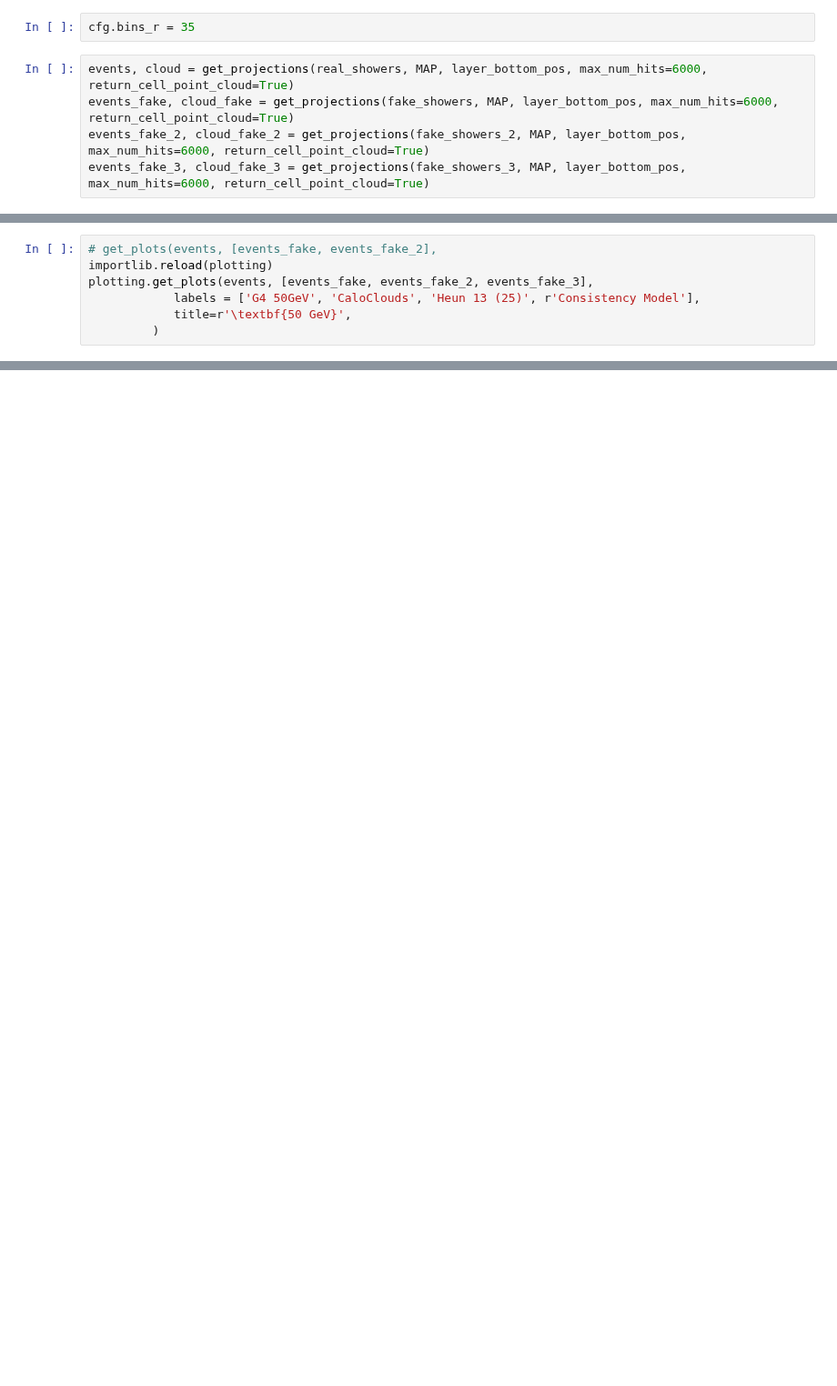
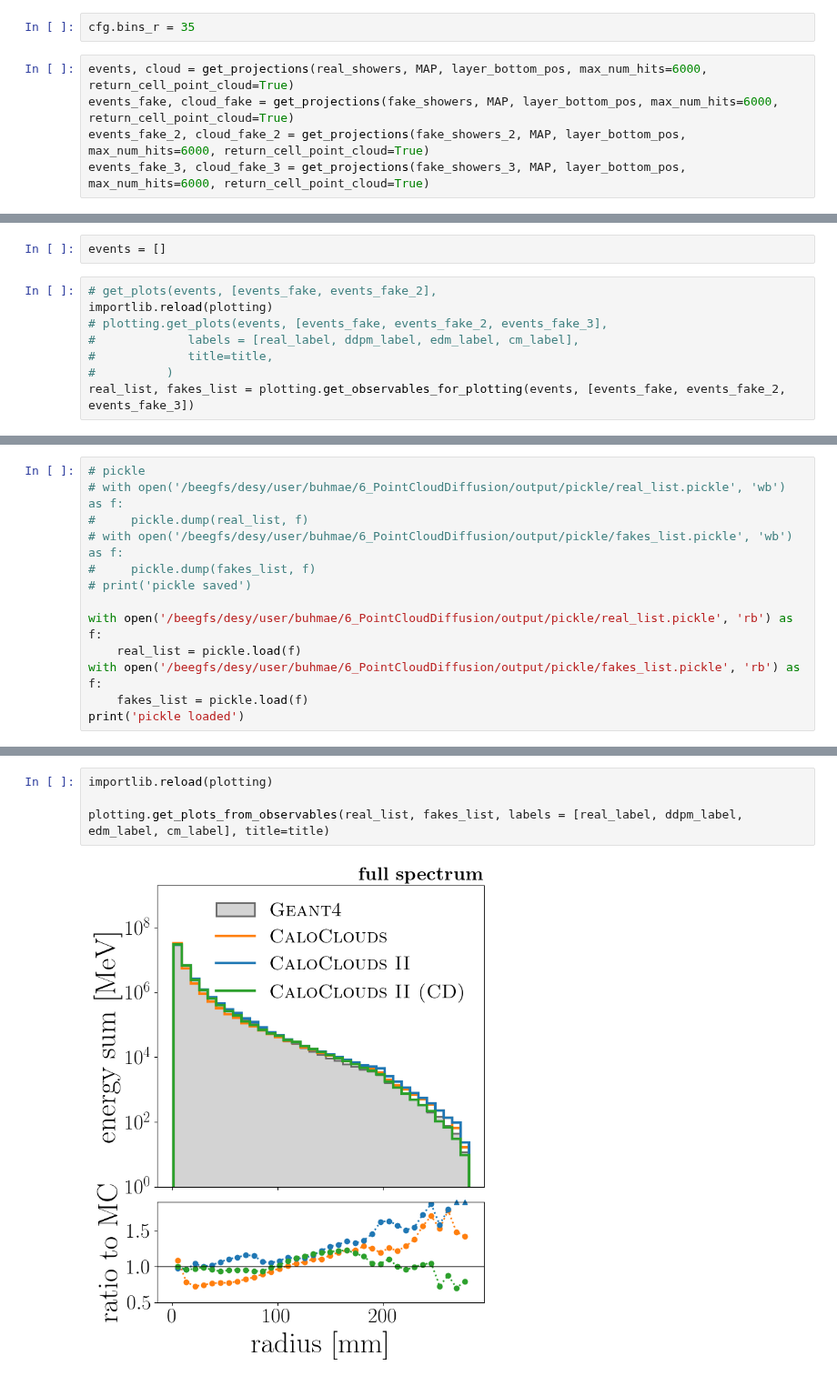
Before and after one commit to FLC-QU-hep/CaloClouds-3, a Jupyter notebook: validation.ipynb, the cells around one changed output, grey strips where cells are left out. Shown at 91% size. Drawn from its saved outputs; the diff is of its cells as text; blank space fills up the shorter version.

```diff
--- a/validation.ipynb
+++ b/validation.ipynb
@@ -576,7 +630,10 @@ plotting.plt_feats(cloud, [cloud_fake, cloud_fake_2, cloud_fake_3], ['G4 50GeV',
+# %%
+events = []
 # %%
 # get_plots(events, [events_fake, events_fake_2],
 importlib.reload(plotting)
-plotting.get_plots(events, [events_fake, events_fake_2, events_fake_3],
-            labels = ['G4 50GeV', 'CaloClouds', 'Heun 13 (25)', r'Consistency Model'],
-            title=r'\textbf{50 GeV}',
-         )
+# plotting.get_plots(events, [events_fake, events_fake_2, events_fake_3],
+#             labels = [real_label, ddpm_label, edm_label, cm_label],
+#             title=title,
+#          )
+real_list, fakes_list = plotting.get_observables_for_plotting(events, [events_fake, events_fake_2, events_fake_3])
@@ -588,0 +640,13 @@ plotting.get_plots(events, [events_fake, events_fake_2, events_fake_3],
+# %%
+# pickle
+# with open('/beegfs/desy/user/buhmae/6_PointCloudDiffusion/output/pickle/real_list.pickle', 'wb') as f:
+#     pickle.dump(real_list, f)
+# with open('/beegfs/desy/user/buhmae/6_PointCloudDiffusion/output/pickle/fakes_list.pickle', 'wb') as f:
+#     pickle.dump(fakes_list, f)
+# print('pickle saved')
+
+with open('/beegfs/desy/user/buhmae/6_PointCloudDiffusion/output/pickle/real_list.pickle', 'rb') as f:
+    real_list = pickle.load(f)
+with open('/beegfs/desy/user/buhmae/6_PointCloudDiffusion/output/pickle/fakes_list.pickle', 'rb') as f:
+    fakes_list = pickle.load(f)
+print('pickle loaded')
@@ -588,0 +655,6 @@ plotting.get_plots(events, [events_fake, events_fake_2, events_fake_3],
+# %%
+importlib.reload(plotting)
+
+plotting.get_plots_from_observables(real_list, fakes_list, labels = [real_label, ddpm_label, edm_label, cm_label], title=title)
+# %% [output]
+[figure, added]
```
Also changed, not shown: parts of 26 cells of this notebook, 1 other file.
